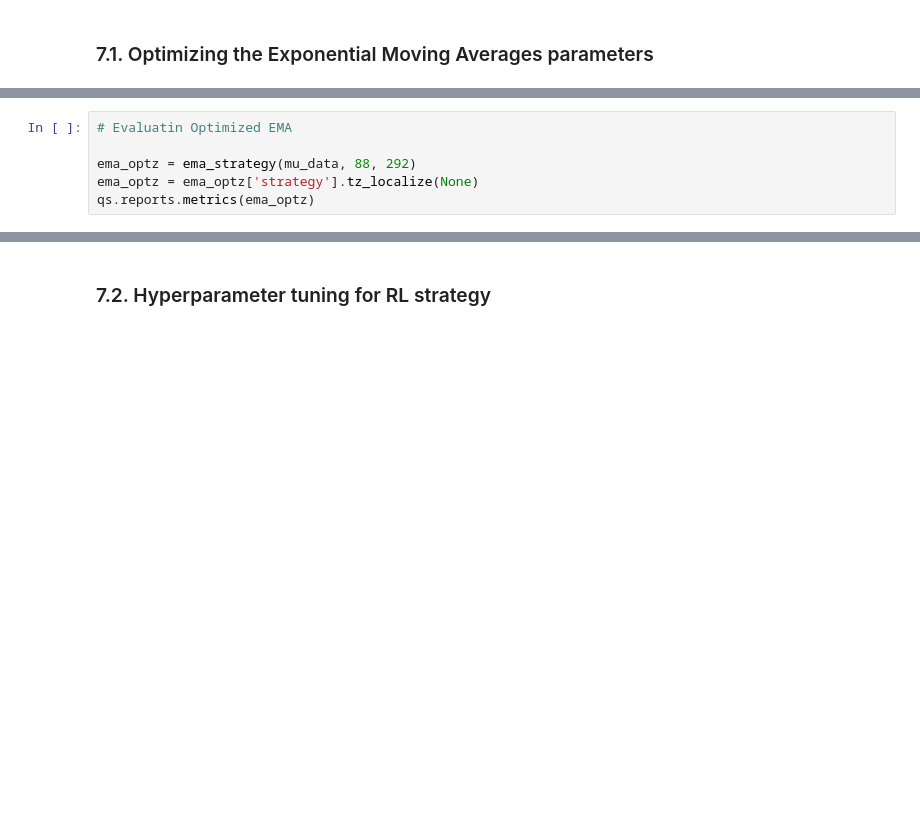
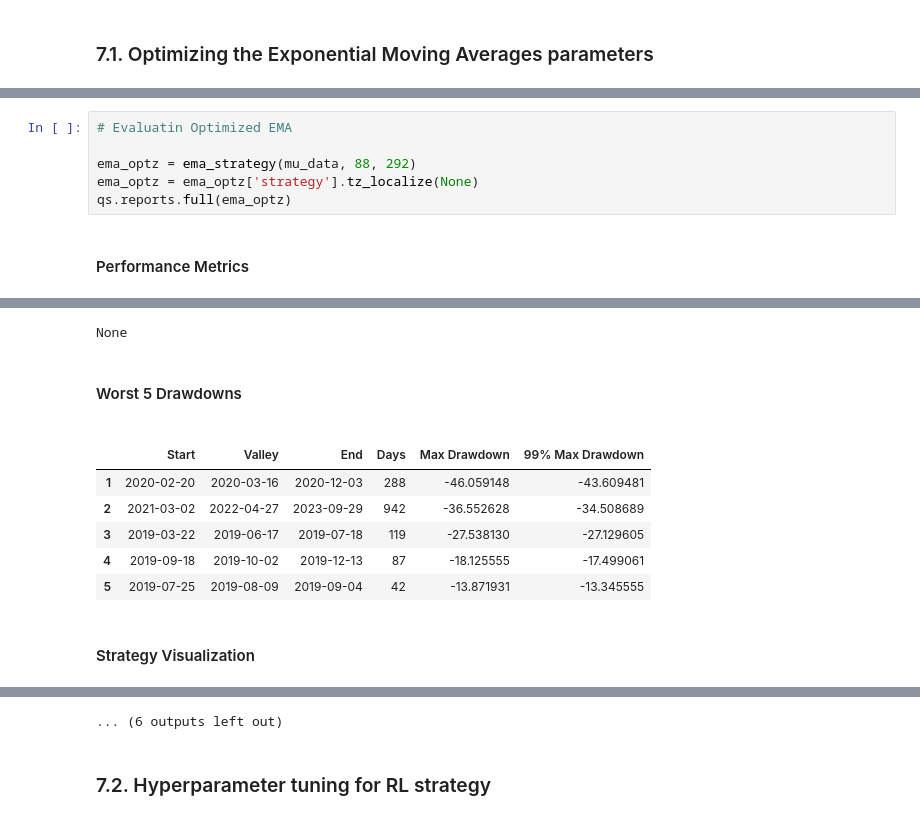
Before and after one commit to TomasCarvalho21/OEODProject, a Jupyter notebook: main.ipynb, the cells around one changed output, grey strips where cells are left out. Saved outputs shown, nothing was run; the diff lists cells and outputs as text; blank space fills up the shorter version.

```diff
--- a/main.ipynb
+++ b/main.ipynb
@@ -369,5 +376,6 @@ ema_opt.plot_results()
 
 ema_optz = ema_strategy(mu_data, 88, 292)
 ema_optz = ema_optz['strategy'].tz_localize(None)
-qs.reports.metrics(ema_optz)
+qs.reports.full(ema_optz)
 # %% [output]
+Performance Metrics
@@ -390,0 +399,9 @@ Serenity Index      0.25
+None
+Worst 5 Drawdowns
+|  | Start | Valley | End | Days | Max Drawdown | 99% Max Drawdown |
+| 1 | 2020-02-20 | 2020-03-16 | 2020-12-03 | 288 | -46.059148 | -43.609481 |
+| 2 | 2021-03-02 | 2022-04-27 | 2023-09-29 | 942 | -36.552628 | -34.508689 |
+| 3 | 2019-03-22 | 2019-06-17 | 2019-07-18 | 119 | -27.538130 | -27.129605 |
+| 4 | 2019-09-18 | 2019-10-02 | 2019-12-13 | 87 | -18.125555 | -17.499061 |
+| 5 | 2019-07-25 | 2019-08-09 | 2019-09-04 | 42 | -13.871931 | -13.345555 |
+Strategy Visualization
@@ -391,3 +414,4 @@ Serenity Index      0.25
+... (6 outputs left out)
 # %% [markdown]
 ### 7.2. Hyperparameter tuning for RL strategy
 # %%
```
Also changed, not shown: parts of 4 cells of this notebook, 1 other file.
